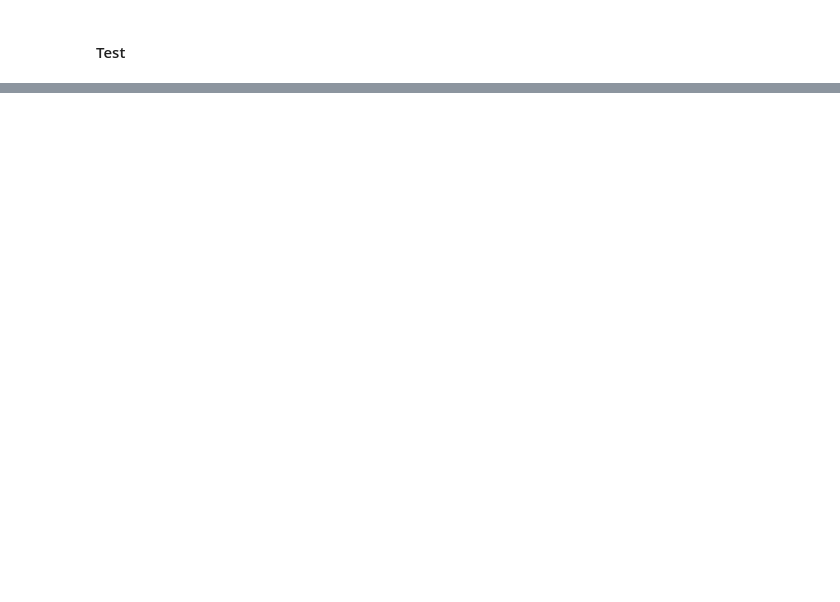
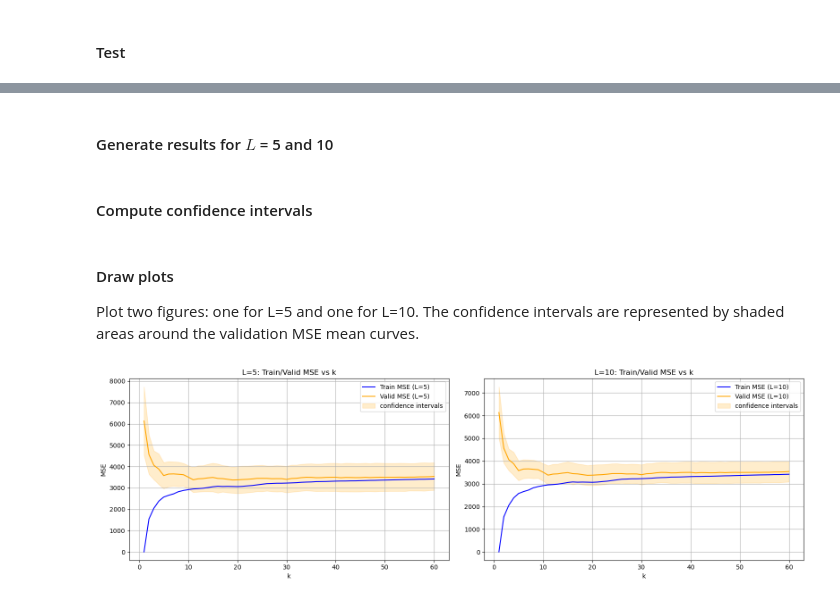
Before and after one commit to MinGGGoD/ML_ASS, a Jupyter notebook: 35224436 Yiming Zhang a1 sec1.ipynb, the cells around one changed output, grey strips where cells are left out. Cells and saved outputs as stored; diff of their text form; code cells hidden in the pictures; blank space fills up the shorter version.

```diff
--- a/35224436 Yiming Zhang a1 sec1.ipynb
+++ b/35224436 Yiming Zhang a1 sec1.ipynb
@@ -128,0 +326,2 @@ class LFold:
+# %% [markdown]
+#### Generate results for $L$ = 5 and 10
@@ -128,0 +349,66 @@ class LFold:
+# %% [markdown]
+#### Compute confidence intervals
+# %%
+means_l5 = results_l5["valid_mse_means"]
+stds_l5 = results_l5["valid_mse_stds"]
+means_l10 = results_l10["valid_mse_means"]
+stds_l10 = results_l10["valid_mse_stds"]
+
+ci_lowers_l5 = means_l5 - 1.96 * stds_l5 / np.sqrt(L1)
+ci_uppers_l5 = means_l5 + 1.96 * stds_l5 / np.sqrt(L1)
+ci_lowers_l10 = means_l10 - 1.96 * stds_l10 / np.sqrt(L2)
+ci_uppers_l10 = means_l10 + 1.96 * stds_l10 / np.sqrt(L2)
+
+# add to results in order to plot
+results_l5["ci_lowers"] = ci_lowers_l5
+results_l5["ci_uppers"] = ci_uppers_l5
+results_l10["ci_lowers"] = ci_lowers_l10
+results_l10["ci_uppers"] = ci_uppers_l10
+# %% [markdown]
+#### Draw plots
+Plot two figures: one for L=5 and one for L=10. The confidence intervals are represented by shaded areas around the validation MSE mean curves.
+# %%
+import matplotlib.pyplot as plt
+
+k_values = np.arange(1, max_k + 1)
+
+fig, axes = plt.subplots(1, 2, figsize=(16, 5))
+
+# L=5
+axes[0].plot(k_values, results_l5["train_mse_means"], label="Train MSE (L=5)", color="blue")
+axes[0].plot(k_values, results_l5["valid_mse_means"], label="Valid MSE (L=5)", color="orange")
+axes[0].fill_between(
+    k_values,
+    results_l5["ci_lowers"],
+    results_l5["ci_uppers"],
+    color="orange",
+    alpha=0.2,
+    label="confidence intervals"
+)
+axes[0].set_xlabel("k")
+axes[0].set_ylabel("MSE")
+axes[0].set_title("L=5: Train/Valid MSE vs k")
+axes[0].legend()
+axes[0].grid(True)
+
+# L=10
+axes[1].plot(k_values, results_l10["train_mse_means"], label="Train MSE (L=10)", color="blue")
+axes[1].plot(k_values, results_l10["valid_mse_means"], label="Valid MSE (L=10)", color="orange")
+axes[1].fill_between(
+    k_values,
+    results_l10["ci_lowers"],
+    results_l10["ci_uppers"],
+    color="orange",
+    alpha=0.2,
+    label="confidence intervals"
+)
+axes[1].set_xlabel("k")
+axes[1].set_ylabel("MSE")
+axes[1].set_title("L=10: Train/Valid MSE vs k")
+axes[1].legend()
+axes[1].grid(True)
+
+plt.tight_layout()
+plt.show()
+# %% [output]
+[figure, added]
```
Also changed, not shown: parts of 35 cells of this notebook.
